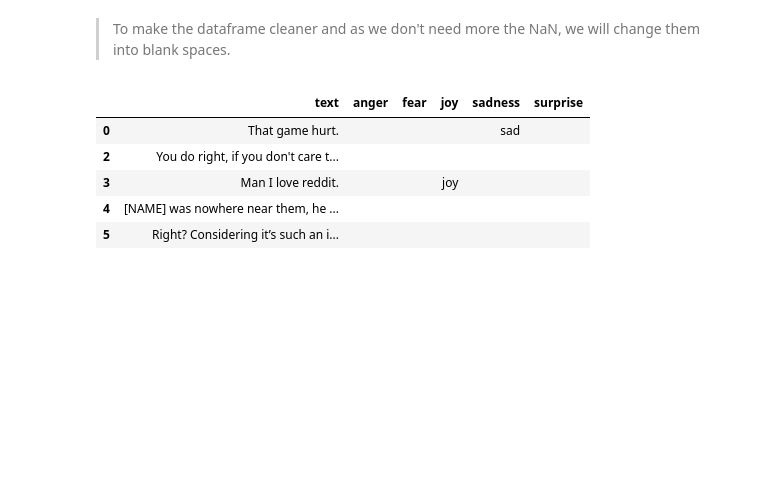
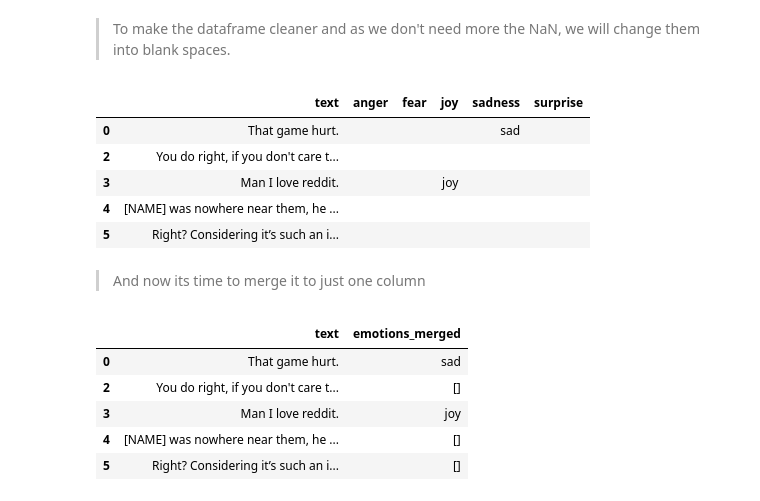
Before and after one commit to 4GeeksAcademy/sp-ml-17-final-project-g1, a Jupyter notebook: notebooks/go-emotions-treatment.ipynb, the cells around one changed output. Saved outputs shown, nothing was run; the diff lists cells and outputs as text; code cells hidden in the pictures; blank space fills up the shorter version.

Commit message:
[notebook cleaning] GoEmotions cleaned

```diff
--- a/notebooks/go-emotions-treatment.ipynb
+++ b/notebooks/go-emotions-treatment.ipynb
@@ -120,3 +118,23 @@ go_emotions.head()
 | 3 | Man I love reddit. |  |  | joy |  |  |
 | 4 | [NAME] was nowhere near them, he ... |  |  |  |  |  |
 | 5 | Right? Considering it’s such an i... |  |  |  |  |  |
+# %% [markdown]
+>And now its time to merge it to just one column
+# %%
+final_emotions = go_emotions.columns.drop('text')
+
+go_emotions["emotions_merged"] = go_emotions[final_emotions].apply(
+    lambda fila: [val for val in fila if val != ''][0] if sum(fila != '') == 1
+                 else [val for val in fila if val != ""],
+    axis=1
+)
+
+go_emotions.drop(final_emotions, axis=1, inplace=True)
+go_emotions.head()
+# %% [output]
+|  | text | emotions_merged |
+| 0 | That game hurt. | sad |
+| 2 | You do right, if you don't care t... | [] |
+| 3 | Man I love reddit. | joy |
+| 4 | [NAME] was nowhere near them, he ... | [] |
+| 5 | Right? Considering it’s such an i... | [] |
```
Also changed, not shown: parts of 5 cells of this notebook, 5 other files.
